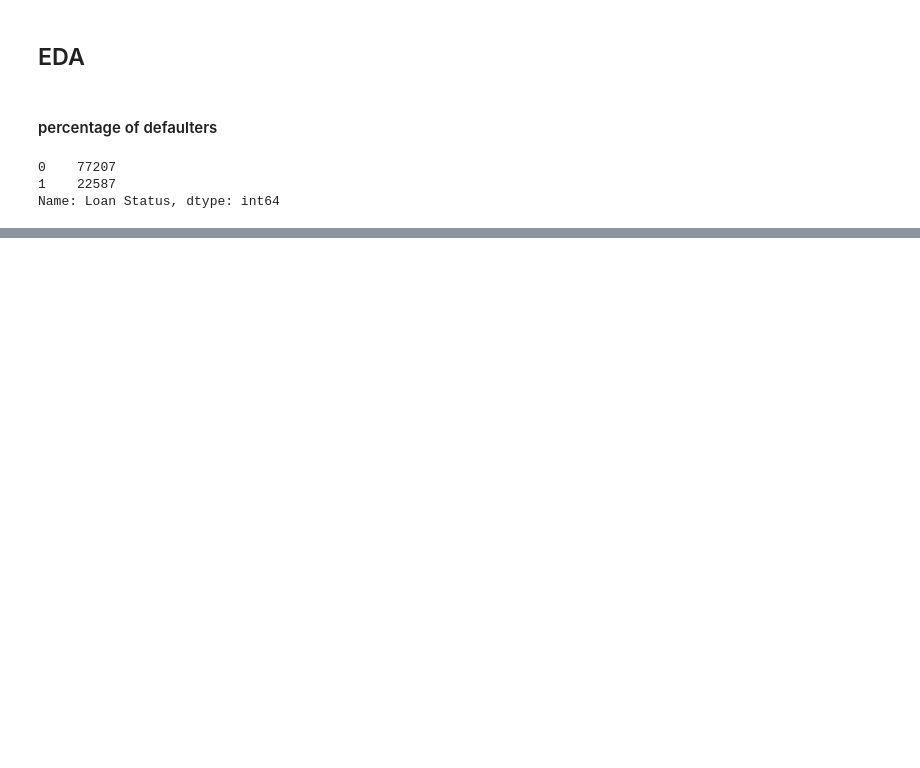
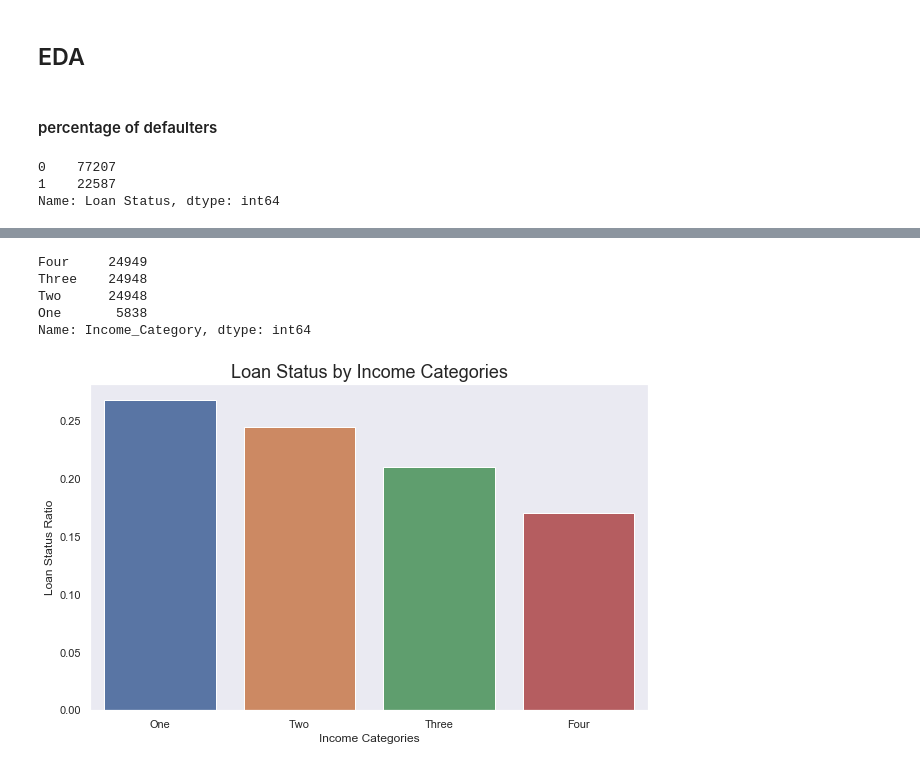
Before and after one commit to binyaz/binyo-lauren-bank-loan-status, a Jupyter notebook: datacleaning_eda.ipynb, the cells around one changed output, grey strips where cells are left out. Drawn from its saved outputs; the diff is of its cells as text; code cells hidden in the pictures; blank space fills up the shorter version.

```diff
--- a/datacleaning_eda.ipynb
+++ b/datacleaning_eda.ipynb
@@ -115,0 +153,2 @@ plt.title('Loan Status Ratio', fontsize=18);
+# %%
+df2 = df
@@ -115,0 +167,21 @@ plt.title('Loan Status Ratio', fontsize=18);
+# %%
+df2['Income_Category']= pd.cut(df2['Annual Income'],bins=[0,5.746218e+05,1.018761e+06,1.512884e+06,1.655574e+08],
+      labels=['One','Two','Three','Four'])
+# %%
+df2['Income_Category'].value_counts()
+# %% [output]
+Four     24949
+Three    24948
+Two      24948
+One       5838
+Name: Income_Category, dtype: int64
+# %%
+y = df2.groupby(['Income_Category'])['Loan Status'].mean()
+plt.figure(figsize = (10,6))
+sns.barplot(y.index,y)
+sns.set(style='dark')
+plt.xlabel('Income Categories');
+plt.ylabel('Loan Status Ratio')
+plt.title('Loan Status by Income Categories', fontsize=18);
+# %% [output]
+[figure, added]
```
Also changed, not shown: parts of 26 cells of this notebook.
